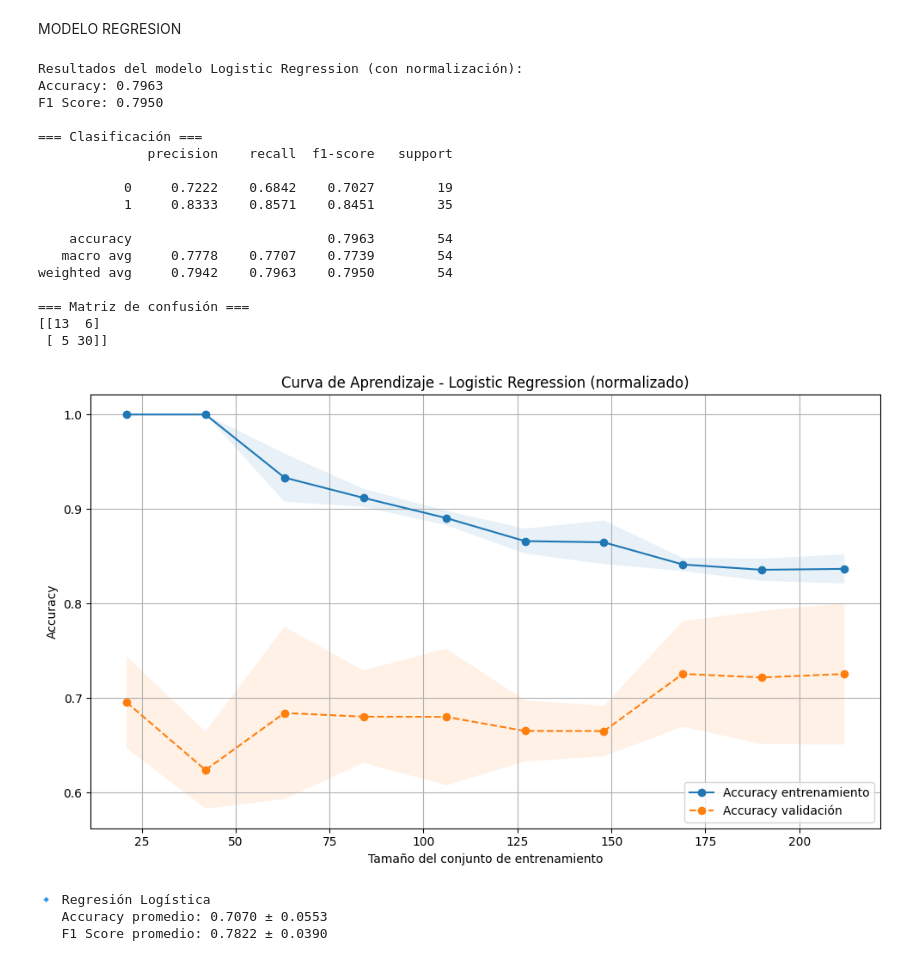
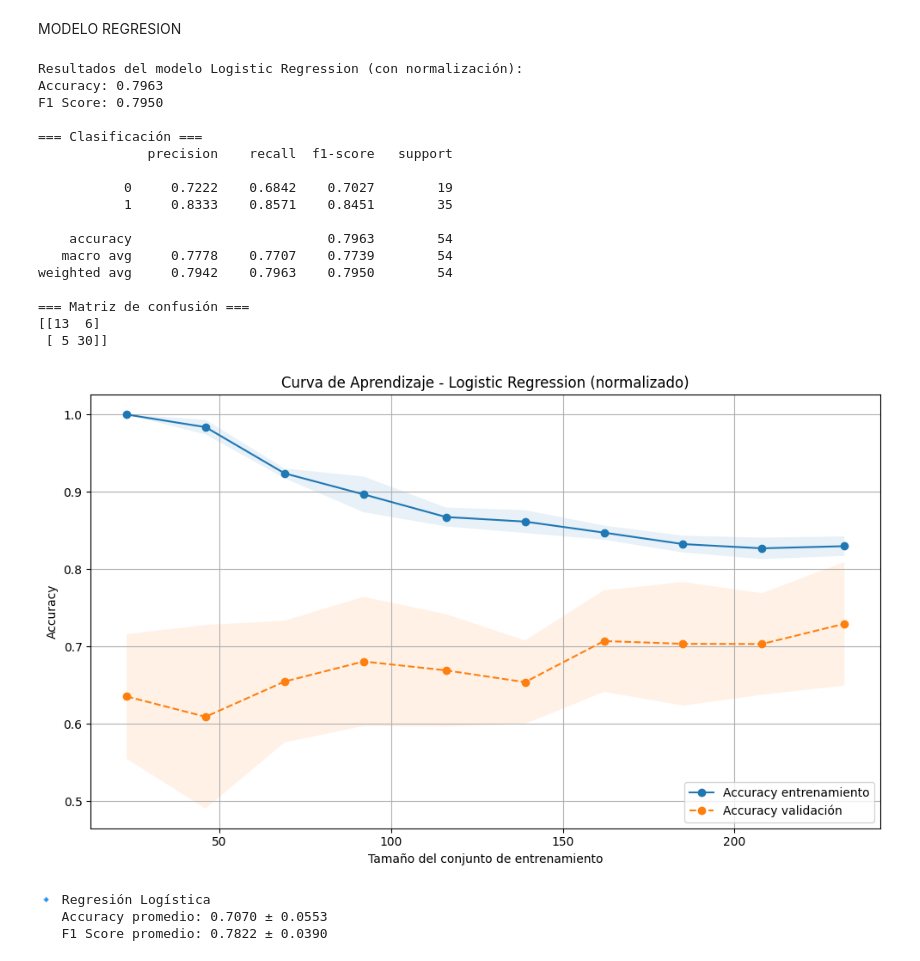
Before and after one commit to joseluis031/TFG_Tennis, a Jupyter notebook: copia3.ipynb, the cells around one changed output. Saved outputs shown, nothing was run; the diff lists cells and outputs as text; code cells hidden in the pictures.

```diff
--- a/copia3.ipynb
+++ b/copia3.ipynb
@@ -336,7 +336,7 @@ print(confusion_matrix(y_test, y_pred))
 
 # === Curva de aprendizaje ===
 train_sizes, train_scores, val_scores = learning_curve(
-    lr_pipeline, X, y, cv=5, scoring='accuracy', n_jobs=-1,
+    lr_pipeline, X, y, cv=8, scoring='accuracy', n_jobs=-1,
     train_sizes=np.linspace(0.1, 1.0, 10)
 )
 
@@ -348,34 +348,34 @@ val_std = np.std(val_scores, axis=1)
 plt.figure(figsize=(10, 6))
 plt.plot(train_sizes, train_mean, 'o-', label="Accuracy entrenamiento")
 plt.fill_between(train_sizes, train_mean - train_std, train_mean + train_std, alpha=0.1)
 plt.plot(train_sizes, val_mean, 'o--', label="Accuracy validación")
 plt.fill_between(train_sizes, val_mean - val_std, val_mean + val_std, alpha=0.1)
 plt.xlabel("Tamaño del conjunto de entrenamiento")
 plt.ylabel("Accuracy")
 plt.title("Curva de Aprendizaje - Logistic Regression (normalizado)")
 plt.legend(loc="lower right")
 plt.grid(True)
 plt.tight_layout()
 plt.show()
 # %% [output]
 Resultados del modelo Logistic Regression (con normalización):
 Accuracy: 0.7963
 F1 Score: 0.7950
 
 === Clasificación ===
               precision    recall  f1-score   support
 
            0     0.7222    0.6842    0.7027        19
            1     0.8333    0.8571    0.8451        35
 
     accuracy                         0.7963        54
    macro avg     0.7778    0.7707    0.7739        54
 weighted avg     0.7942    0.7963    0.7950        54
 
 === Matriz de confusión ===
 [[13  6]
  [ 5 30]]
-[figure, old version]
+[figure, new version]
 # %%
 lr_acc = cross_val_score(lr_pipeline, X, y, cv=cv, scoring='accuracy')
 lr_f1 = cross_val_score(lr_pipeline, X, y, cv=cv, scoring=make_scorer(f1_score))
```
Also changed, not shown: parts of 2 cells of this notebook, 31 other files.
